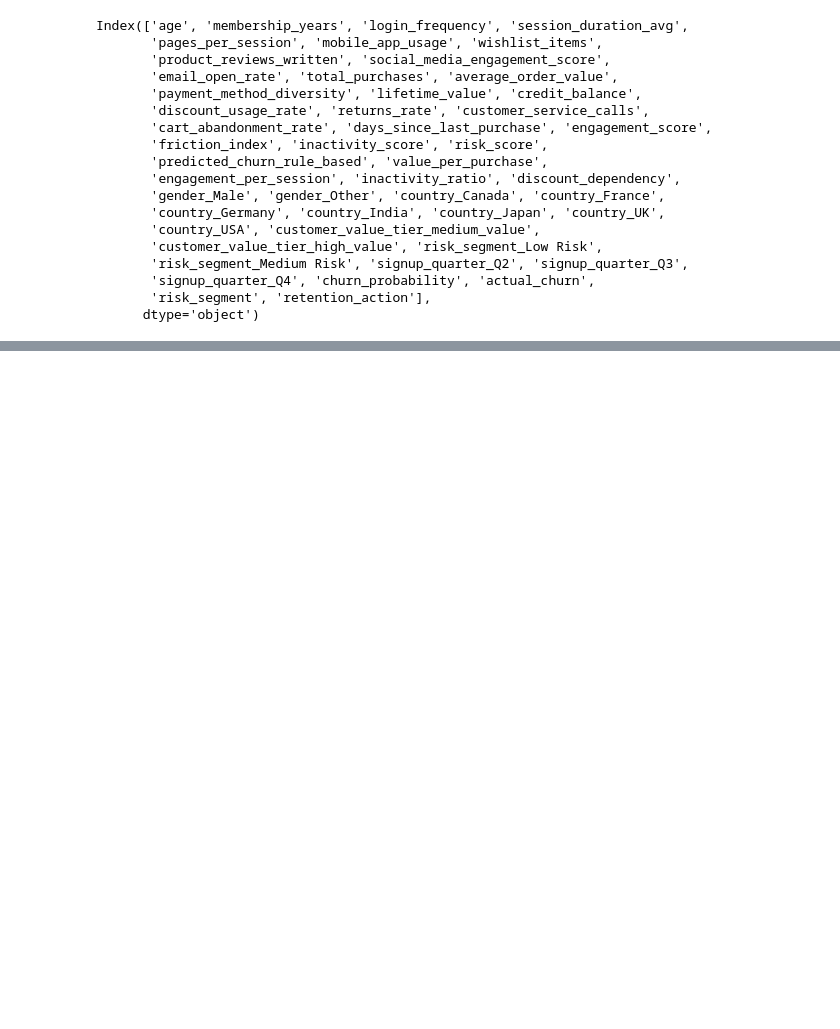
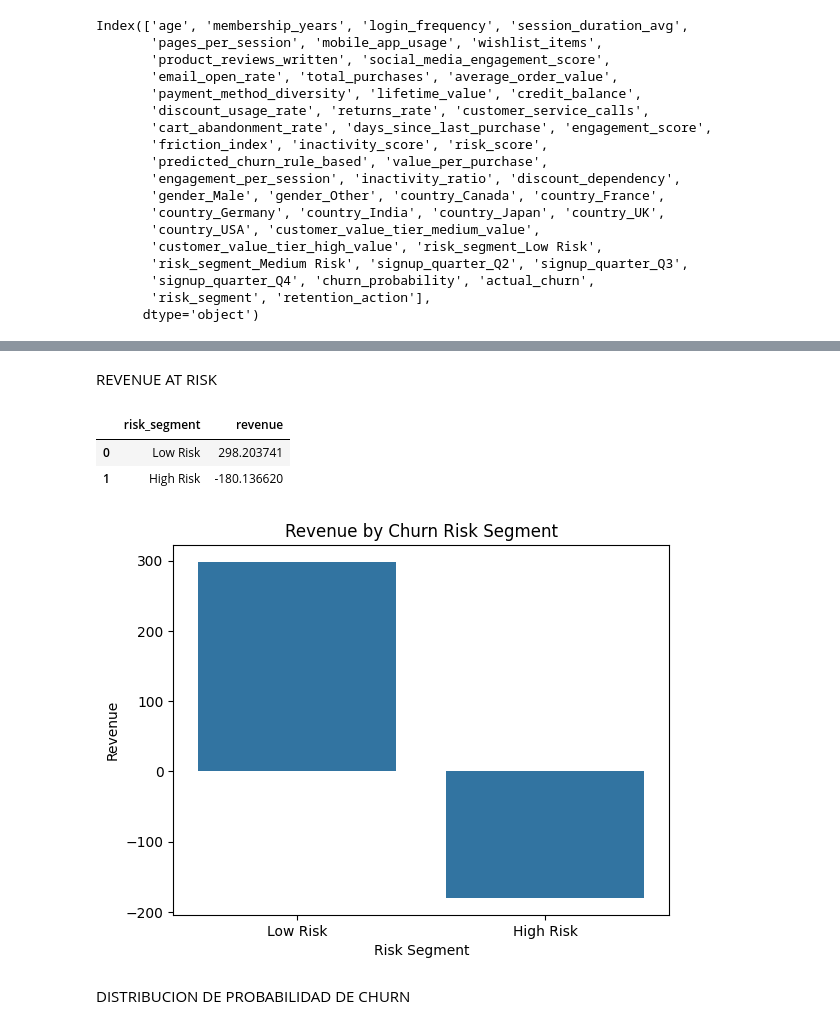
Before and after one commit to slmj1990-ai/Customer-Churn-Intelligence-, a Jupyter notebook: notebooks/modeling.ipynb, the cells around one changed output, grey strips where cells are left out. Saved outputs shown, nothing was run; the diff lists cells and outputs as text; code cells hidden in the pictures; blank space fills up the shorter version.

```diff
--- a/notebooks/modeling.ipynb
+++ b/notebooks/modeling.ipynb
@@ -876,0 +902,29 @@ ValueError: Must pass 2-d input. shape=(10000, 45, 2)
+# %% [markdown]
+REVENUE AT RISK
+# %%
+query = """
+SELECT
+risk_segment,
+SUM(lifetime_value) AS revenue
+FROM customer_churn_predictions
+GROUP BY risk_segment
+"""
+
+df_revenue = pd.read_sql(query, conn)
+df_revenue
+# %% [output]
+|  | risk_segment | revenue |
+| 0 | Low Risk | 298.203741 |
+| 1 | High Risk | -180.136620 |
+# %%
+sns.barplot(data=df_revenue, x="risk_segment", y="revenue")
+
+plt.title("Revenue by Churn Risk Segment")
+plt.xlabel("Risk Segment")
+plt.ylabel("Revenue")
+
+plt.show()
+# %% [output]
+[figure, added]
+# %% [markdown]
+DISTRIBUCION DE PROBABILIDAD DE CHURN
```
Also changed, not shown: parts of 11 cells of this notebook, 4 other files.
